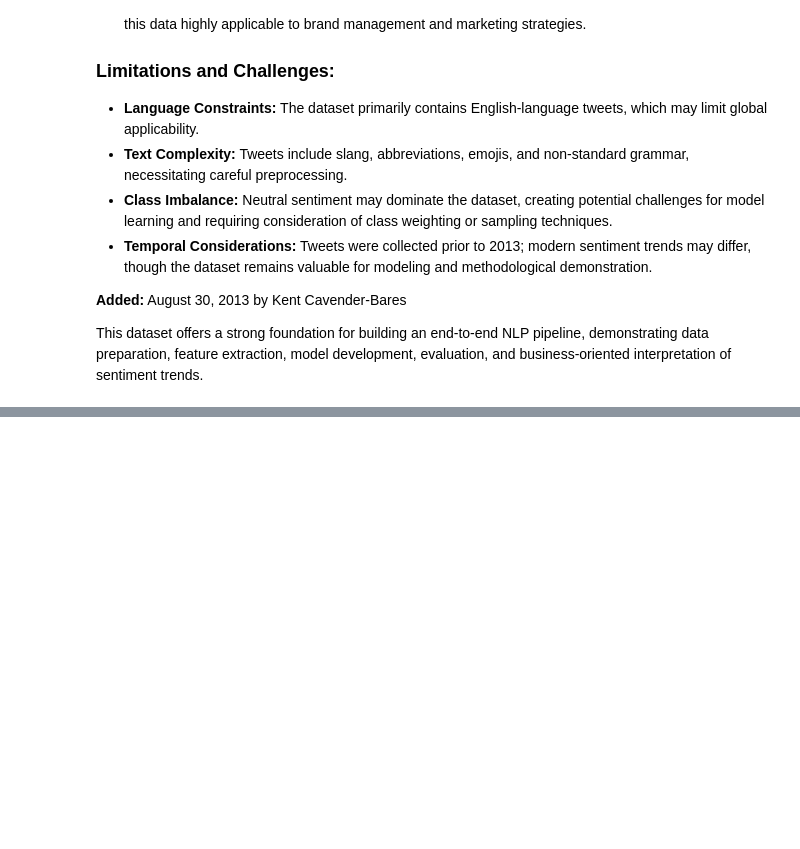
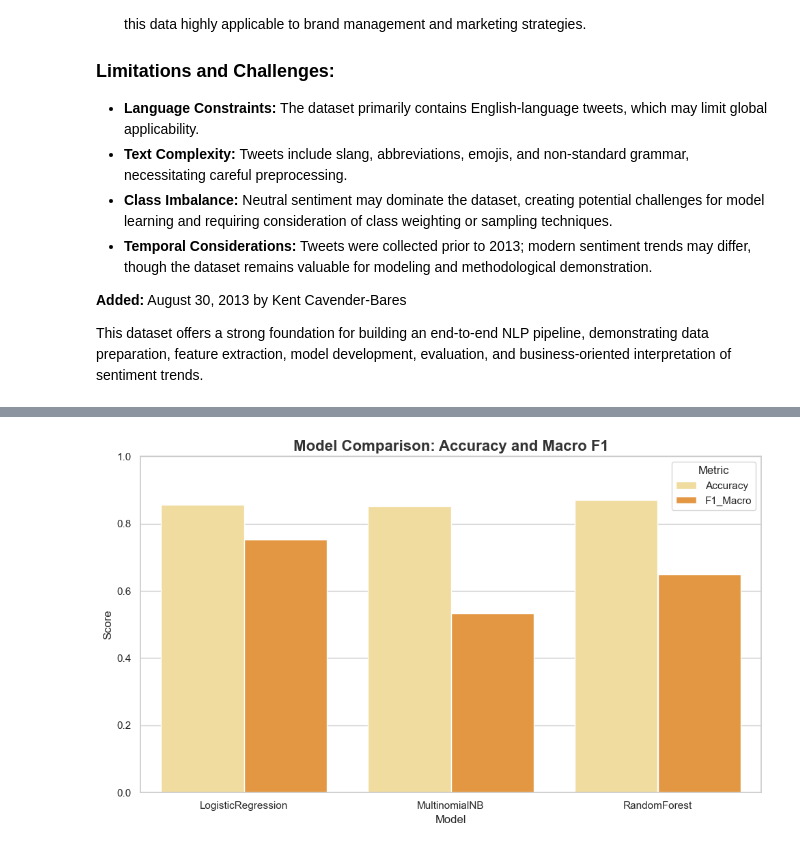
Before and after one commit to PrimeTonyCode/phase_4_project, a Jupyter notebook: Tweet_Sentiment_NLP.ipynb, the cells around one changed output, grey strips where cells are left out. Drawn from its saved outputs; the diff is of its cells as text; code cells hidden in the pictures; blank space fills up the shorter version.

```diff
--- a/Tweet_Sentiment_NLP.ipynb
+++ b/Tweet_Sentiment_NLP.ipynb
@@ -49,0 +452,10 @@ This dataset offers a strong foundation for building an end-to-end NLP pipeline,
+# %%
+# 3) TF-IDF vectorization (fit on train only)
+from sklearn.feature_extraction.text import TfidfVectorizer
+
+tfidf = TfidfVectorizer(max_features=5000, ngram_range=(1,2))  # unigrams + bigrams
+X_train = tfidf.fit_transform(X_train_text)
+X_test  = tfidf.transform(X_test_text)
+
+print("X_train shape:", X_train.shape)
+print("X_test shape:", X_test.shape)
@@ -49,0 +486,22 @@ This dataset offers a strong foundation for building an end-to-end NLP pipeline,
+# %%
+# 5) Compute metrics and save a CSV summary
+from sklearn.metrics import accuracy_score, precision_score, recall_score, f1_score
+
+rows = []
+for name, y_pred in model_preds.items():
+    acc = accuracy_score(y_test, y_pred)
+    prec = precision_score(y_test, y_pred, pos_label=1)   # positive class focus
+    rec = recall_score(y_test, y_pred, pos_label=1)
+    f1 = f1_score(y_test, y_pred, pos_label=1)
+    # macro F1 for balanced view
+    f1_macro = f1_score(y_test, y_pred, average='macro')
+    rows.append((name, acc, prec, rec, f1, f1_macro))
+
+metrics_df = pd.DataFrame(rows, columns=['Model','Accuracy','Precision_Pos','Recall_Pos','F1_Pos','F1_Macro'])
+metrics_df = metrics_df.set_index('Model')
+metrics_df
+
+# Save metrics table
+os.makedirs('output', exist_ok=True)
+metrics_df.to_csv('output/binary_model_metrics.csv')
+metrics_df
@@ -49,0 +514,13 @@ This dataset offers a strong foundation for building an end-to-end NLP pipeline,
+# %%
+# 6) Plot metrics comparison (Accuracy / F1_macro) side-by-side
+plt.figure(figsize=(10,6))
+metrics_plot = metrics_df[['Accuracy','F1_Macro']].reset_index().melt(id_vars='Model', var_name='Metric', value_name='Score')
+sns.barplot(data=metrics_plot, x='Model', y='Score', hue='Metric', palette=sns.color_palette("YlOrBr", 3))
+plt.ylim(0,1)
+plt.title("Model Comparison: Accuracy and Macro F1", fontsize=16, weight='bold', color='#333')
+plt.ylabel("Score")
+plt.tight_layout()
+plt.savefig('output/model_comparison_metrics.png', dpi=400)
+plt.show()
+# %% [output]
+[figure, added]
```
Also changed, not shown: parts of 30 cells of this notebook, 9 other files.
